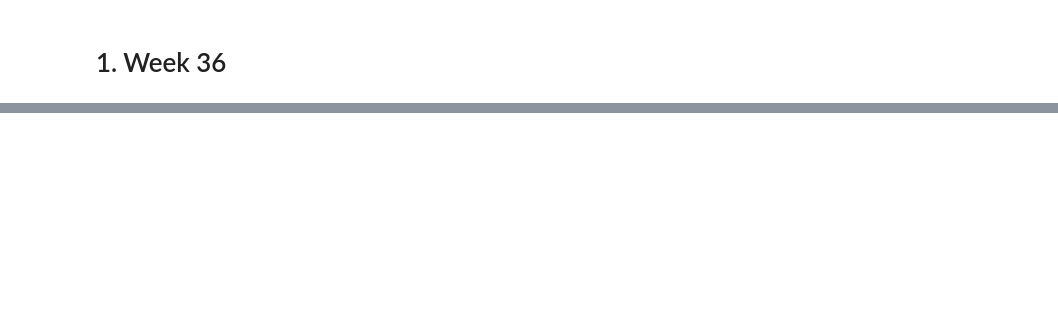
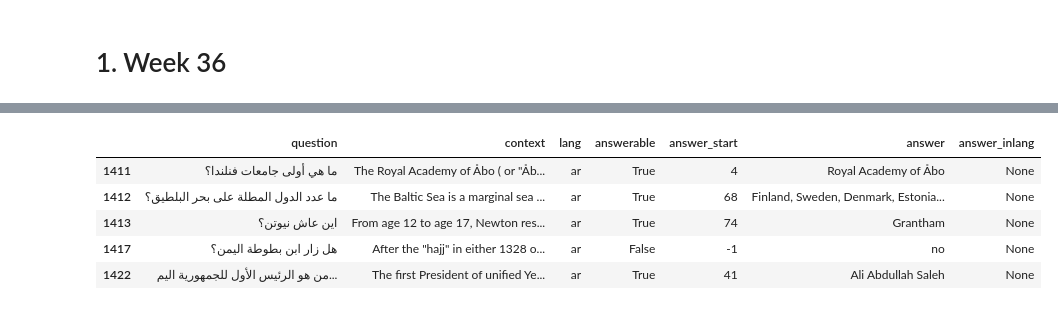
Before and after one commit to swhove/nlp, a Jupyter notebook: exam/exam_local.ipynb, the cells around one changed output, grey strips where cells are left out. Drawn from its saved outputs; the diff is of its cells as text; code cells hidden in the pictures; blank space fills up the shorter version.

```diff
--- a/exam/exam_local.ipynb
+++ b/exam/exam_local.ipynb
@@ -33,0 +87,11 @@ df_val[:5]
+# %%
+#validation set - splitting up languages
+df_val_ar = df_val[df_val['lang']== 'ar']
+df_val_ar[:5]
+# %% [output]
+|  | question | context | lang | answerable | answer_start | answer | answer_inlang |
+| 1411 | ما هي أولى جامعات فنلندا؟ | The Royal Academy of Åbo ( or "Åb... | ar | True | 4 | Royal Academy of Åbo | None |
+| 1412 | ما عدد الدول المطلة على بحر البلطيق؟ | The Baltic Sea is a marginal sea ... | ar | True | 68 | Finland, Sweden, Denmark, Estonia... | None |
+| 1413 | اين عاش نيوتن؟ | From age 12 to age 17, Newton res... | ar | True | 74 | Grantham | None |
+| 1417 | هل زار ابن بطوطة اليمن؟ | After the "hajj" in either 1328 o... | ar | False | -1 | no | None |
+| 1422 | من هو الرئيس الأول للجمهورية اليم... | The first President of unified Ye... | ar | True | 41 | Ali Abdullah Saleh | None |
```
Also changed, not shown: parts of 29 cells of this notebook, 4 other files.
